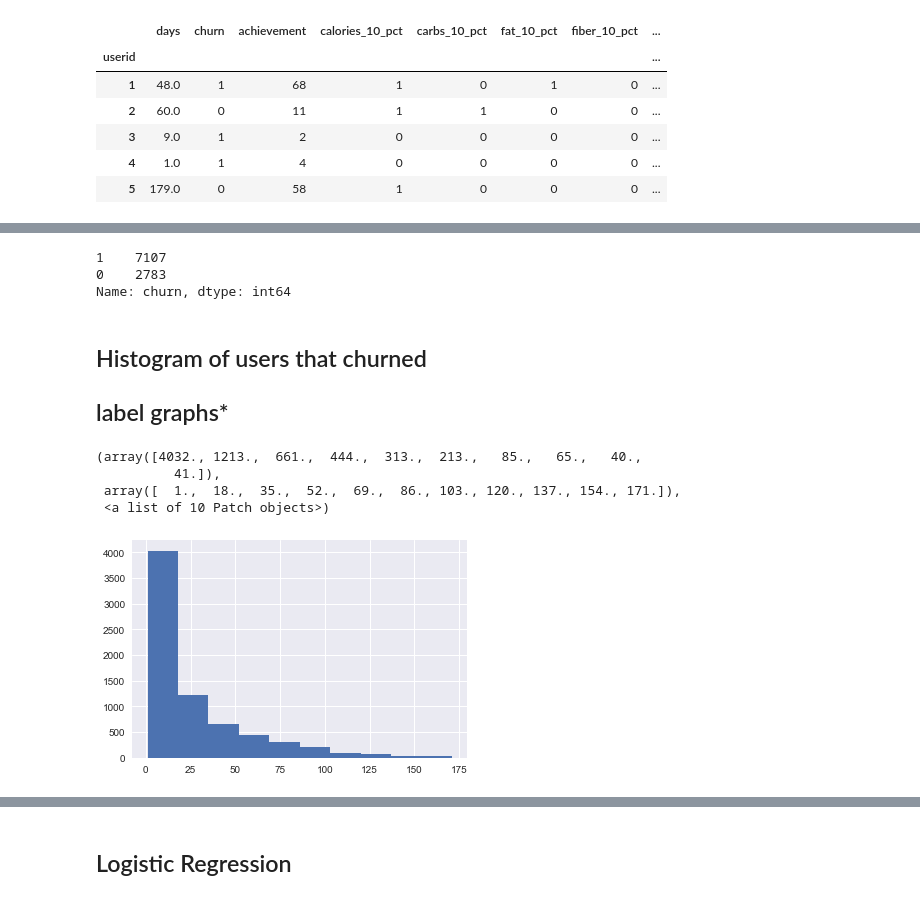
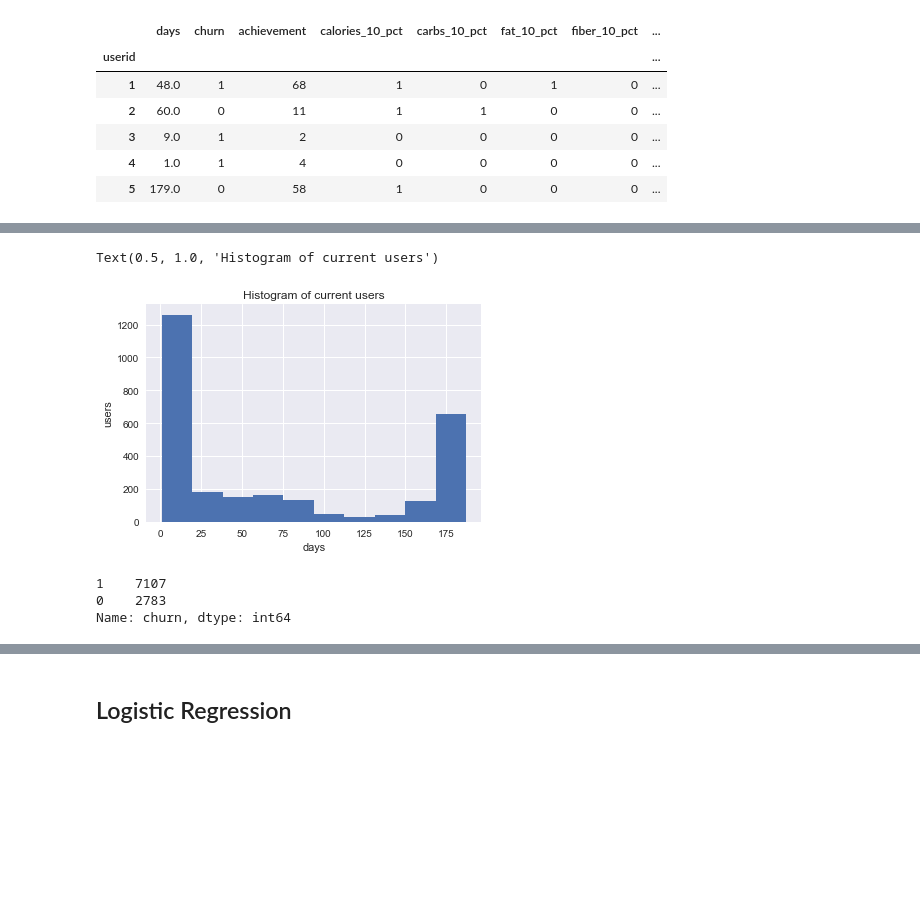
Before and after one commit to rokaandy/mfp-nutrition-survival-analysis, a Jupyter notebook: nutrition.ipynb, the cells around one changed output, grey strips where cells are left out. Cells and saved outputs as stored; diff of their text form; code cells hidden in the pictures; blank space fills up the shorter version.

```diff
--- a/nutrition.ipynb
+++ b/nutrition.ipynb
@@ -353,18 +364,15 @@ Save processing time when loading into a dataframe.
+# %%
+z = svl.loc[svl['churn'] == 0, 'days']
+plt.hist(z)
+plt.xlabel('days')
+plt.ylabel('users')
+plt.title('Histogram of current users')
+# %% [output]
+Text(0.5, 1.0, 'Histogram of current users')
+[figure, added]
 # %%
 svl['churn'].value_counts()
 # %% [output]
 1    7107
 0    2783
 Name: churn, dtype: int64
-# %% [markdown]
-## Histogram of users that churned
-## label graphs*
-# %%
-h = svl.loc[svl['churn'] == 1, 'days']
-plt.hist(h)
-# %% [output]
-(array([4032., 1213.,  661.,  444.,  313.,  213.,   85.,   65.,   40.,
-          41.]),
- array([  1.,  18.,  35.,  52.,  69.,  86., 103., 120., 137., 154., 171.]),
- <a list of 10 Patch objects>)
-[figure, removed]
```
Also changed, not shown: parts of 41 cells of this notebook.
